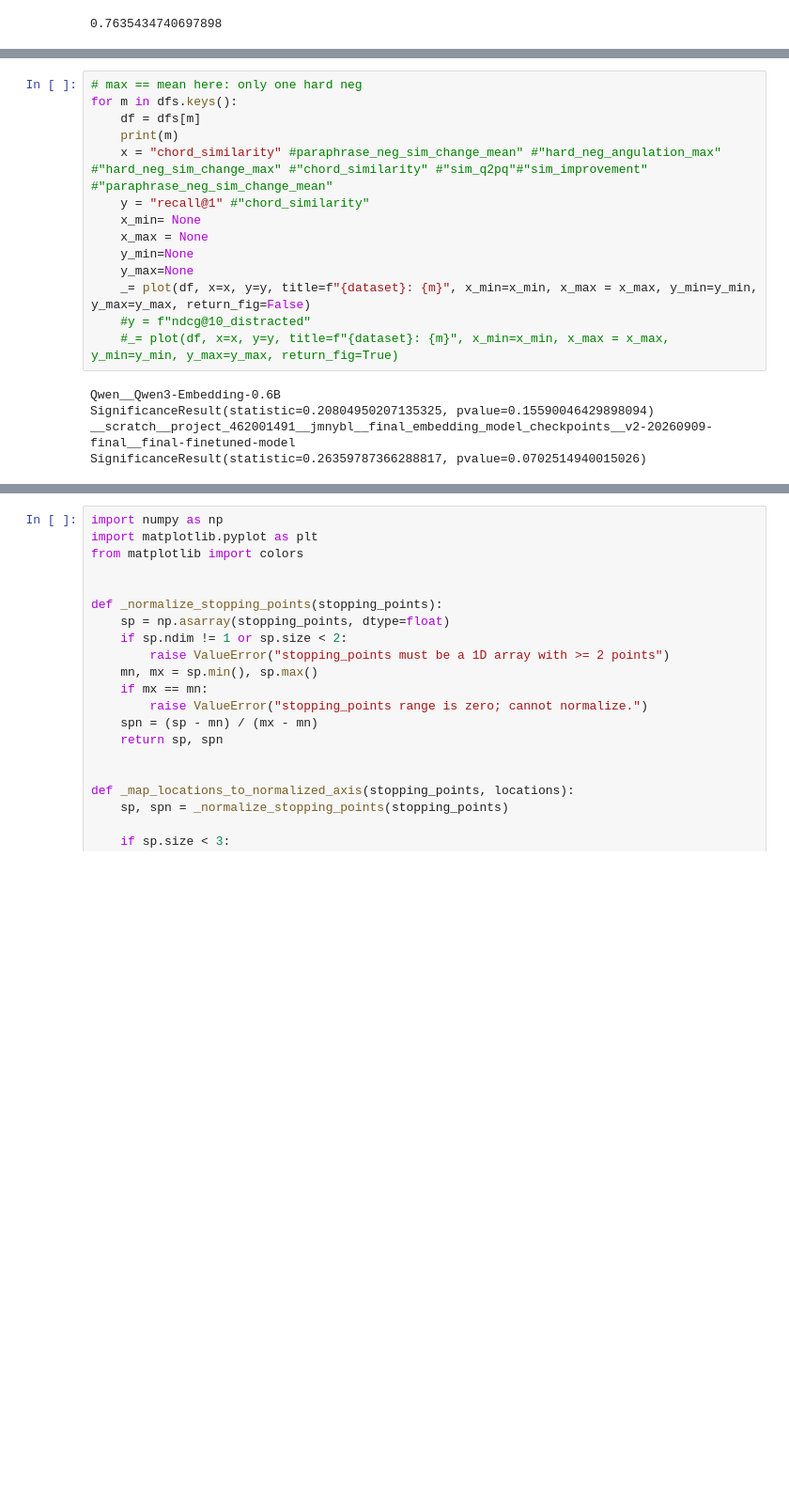
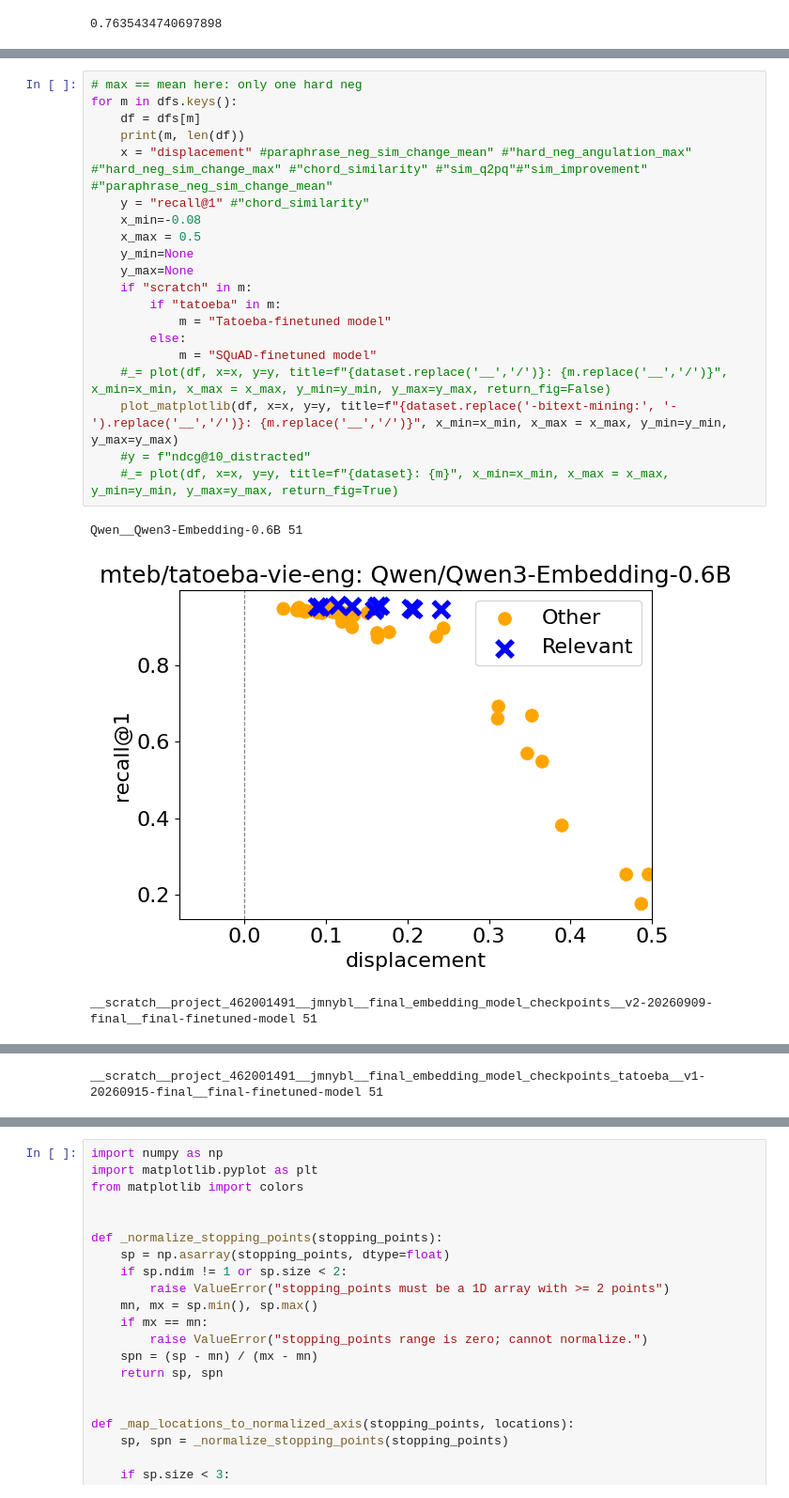
Before and after one commit to mmanteli/prompt-structure-analysis, a Jupyter notebook: analysis.ipynb, the cells around one changed output, grey strips where cells are left out. Shown at 94% size. Drawn from its saved outputs; the diff is of its cells as text; blank space fills up the shorter version.

```diff
--- a/analysis.ipynb
+++ b/analysis.ipynb
@@ -294,19 +461,24 @@ __scratch__project_462001491__jmnybl__final_embedding_model_checkpoints__v2-2026
 # %%
 # max == mean here: only one hard neg
 for m in dfs.keys():
     df = dfs[m]
-    print(m)
-    x = "chord_similarity" #paraphrase_neg_sim_change_mean" #"hard_neg_angulation_max" #"hard_neg_sim_change_max" #"chord_similarity" #"sim_q2pq"#"sim_improvement" #"paraphrase_neg_sim_change_mean"
+    print(m, len(df))
+    x = "displacement" #paraphrase_neg_sim_change_mean" #"hard_neg_angulation_max" #"hard_neg_sim_change_max" #"chord_similarity" #"sim_q2pq"#"sim_improvement" #"paraphrase_neg_sim_change_mean"
     y = "recall@1" #"chord_similarity"
-    x_min= None
-    x_max = None
+    x_min=-0.08
+    x_max = 0.5
     y_min=None
     y_max=None
-    _= plot(df, x=x, y=y, title=f"{dataset}: {m}", x_min=x_min, x_max = x_max, y_min=y_min, y_max=y_max, return_fig=False)
+    if "scratch" in m:
+        if "tatoeba" in m:
+            m = "Tatoeba-finetuned model"
+        else:
+            m = "SQuAD-finetuned model"
+    #_= plot(df, x=x, y=y, title=f"{dataset.replace('__','/')}: {m.replace('__','/')}", x_min=x_min, x_max = x_max, y_min=y_min, y_max=y_max, return_fig=False)
+    plot_matplotlib(df, x=x, y=y, title=f"{dataset.replace('-bitext-mining:', '-').replace('__','/')}: {m.replace('__','/')}", x_min=x_min, x_max = x_max, y_min=y_min, y_max=y_max)
     #y = f"ndcg@10_distracted"
     #_= plot(df, x=x, y=y, title=f"{dataset}: {m}", x_min=x_min, x_max = x_max, y_min=y_min, y_max=y_max, return_fig=True)
 # %% [output]
-Qwen__Qwen3-Embedding-0.6B
-SignificanceResult(statistic=0.20804950207135325, pvalue=0.15590046429898094)
-__scratch__project_462001491__jmnybl__final_embedding_model_checkpoints__v2-20260909-final__final-finetuned-model
-SignificanceResult(statistic=0.26359787366288817, pvalue=0.0702514940015026)
+Qwen__Qwen3-Embedding-0.6B 51
+[figure, added]
+__scratch__project_462001491__jmnybl__final_embedding_model_checkpoints__v2-20260909-final__final-finetuned-model 51
@@ -312,0 +486 @@ SignificanceResult(statistic=0.26359787366288817, pvalue=0.0702514940015026)
+__scratch__project_462001491__jmnybl__final_embedding_model_checkpoints_tatoeba__v1-20260915-final__final-finetuned-model 51
```
Also changed, not shown: parts of 9 cells of this notebook, 2 other files.
